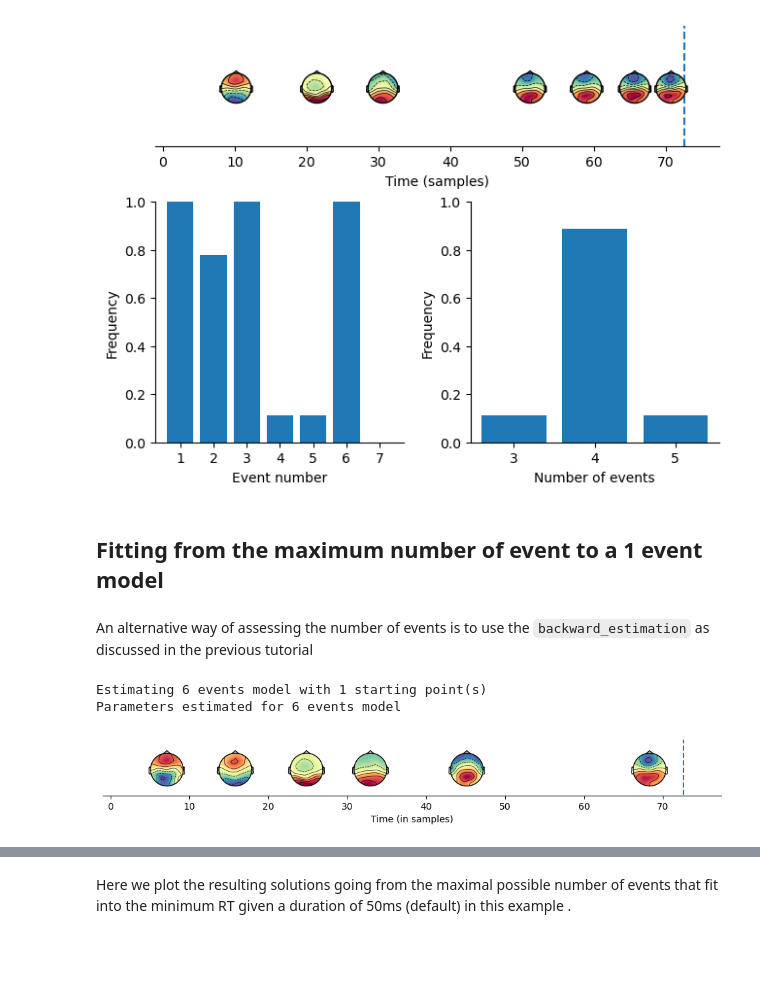
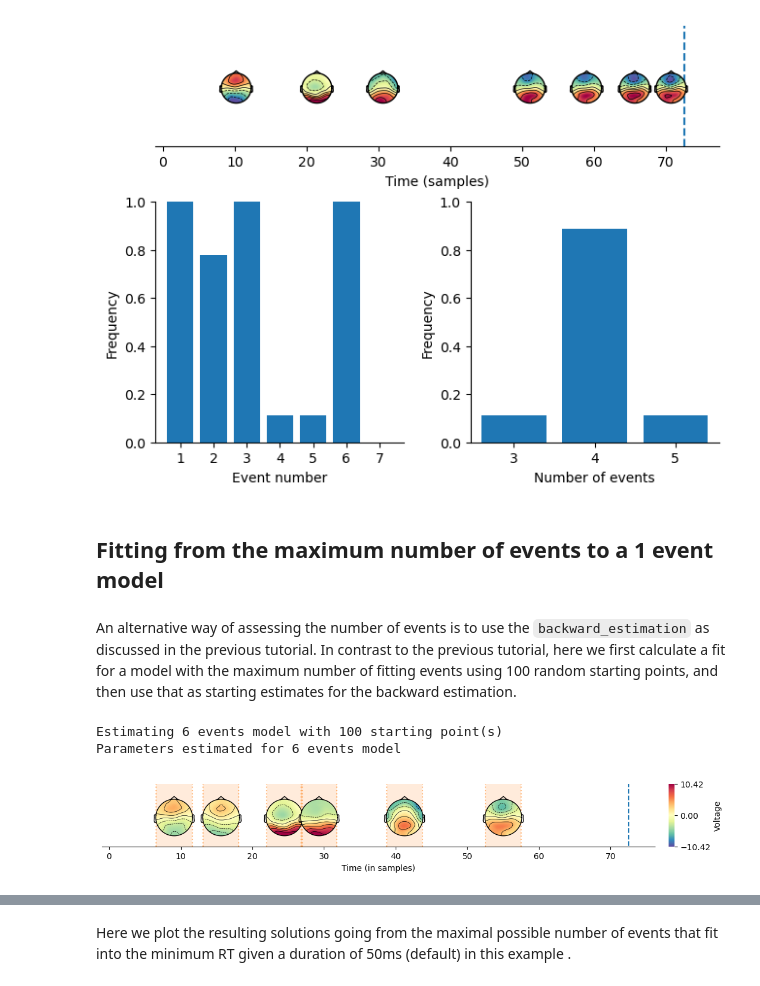
Before and after one commit to GWeindel/hmp, a Jupyter notebook: tutorials/3-Testing_the_number_of_bumps.ipynb, the cells around one changed output, grey strips where cells are left out. Saved outputs shown, nothing was run; the diff lists cells and outputs as text; code cells hidden in the pictures; blank space fills up the shorter version.

Commit message:
tutorial3 and models.py

````diff
--- a/tutorials/3-Testing_the_number_of_bumps.ipynb
+++ b/tutorials/3-Testing_the_number_of_bumps.ipynb
@@ -123,7 +123,7 @@ In this example we evaluated the likelihood of (cumulatively) placing a event ev
 # %% [markdown]
 We can also inspect the traces of the algorithm, if we provide the argument for it before the fit. This way we store both the proposed stage durations and the accepted events.
 # %%
-estimates, traces = init.fit(step=1, threshold=1, trace=True, verbose=False)
+estimates, traces = init.fit(step=4, threshold=1, trace=True, verbose=False)
 # %% [markdown]
 Calling the ```plot_iterations``` of the visualization module then plots the proposed events in the algorithm at each iteration. In the case of the last cell, the "time course" of the algorithm is the following:
 # %%
@@ -193,16 +190,16 @@ Estimating 7 events model
 Parameters estimated for 7 events model
 [figure]
 # %% [markdown]
-## Fitting from the maximum number of event to a 1 event model
+## Fitting from the maximum number of events to a 1 event model
 # %% [markdown]
-An alternative way of assessing the number of events is to use the ```backward_estimation``` as discussed in the previous tutorial
+An alternative way of assessing the number of events is to use the ```backward_estimation``` as discussed in the previous tutorial. In contrast to the previous tutorial, here we first calculate a fit for a model with the maximum number of fitting events using 100 random starting points, and then use that as starting estimates for the backward estimation.
 # %%
-max_fit = init.fit_single(init.compute_max_events())
+max_fit = init.fit_single(init.compute_max_events(), starting_points = 100)
 hmp.visu.plot_topo_timecourse(epoch_data, max_fit, info, init)
 # %% [output]
-Estimating 6 events model with 1 starting point(s)
+Estimating 6 events model with 100 starting point(s)
 Parameters estimated for 6 events model
-[figure, old version]
+[figure, new version]
 # %%
 %%time
 bests = init.backward_estimation(max_fit=max_fit)#we can also leave the max_fit argument empty and it will be computed as above
````
Also changed, not shown: parts of 13 cells of this notebook, 1 other file.
